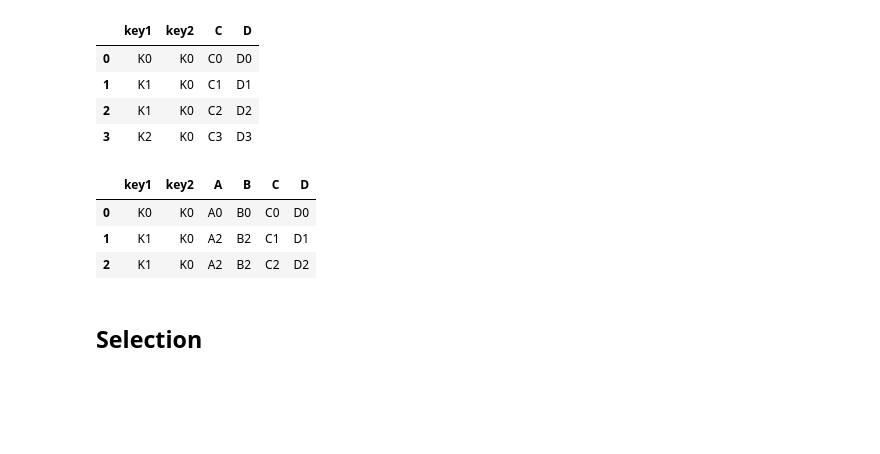
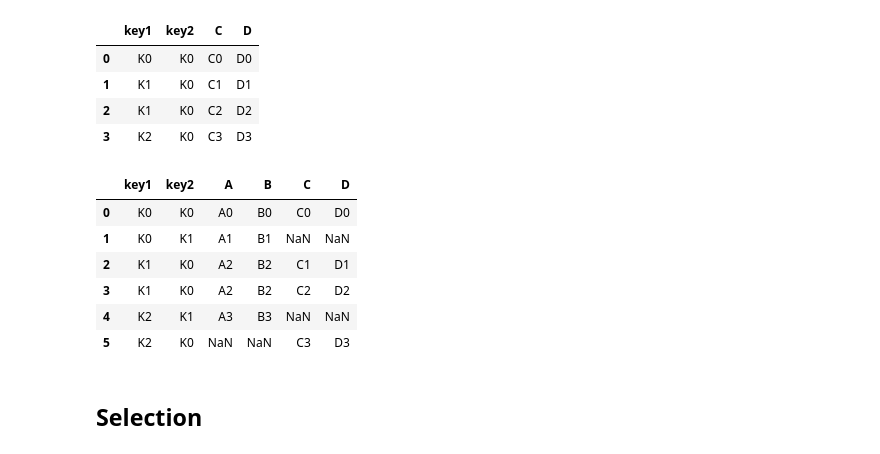
Before and after one commit to cornelliusyudhaw/JC-DS-JKT-08, a Jupyter notebook: latihan_pandas.ipynb, the cells around one changed output. Drawn from its saved outputs; the diff is of its cells as text; code cells hidden in the pictures; blank space fills up the shorter version.

```diff
--- a/latihan_pandas.ipynb
+++ b/latihan_pandas.ipynb
@@ -649,12 +673,15 @@ right
 | 2 | K1 | K0 | C2 | D2 |
 | 3 | K2 | K0 | C3 | D3 |
 # %%
-pd.merge(left, right,on =['key1', 'key2'])
+pd.merge(left, right,on =['key1', 'key2'], how = 'outer')
 # %% [output]
 |  | key1 | key2 | A | B | C | D |
 | 0 | K0 | K0 | A0 | B0 | C0 | D0 |
-| 1 | K1 | K0 | A2 | B2 | C1 | D1 |
-| 2 | K1 | K0 | A2 | B2 | C2 | D2 |
+| 1 | K0 | K1 | A1 | B1 | NaN | NaN |
+| 2 | K1 | K0 | A2 | B2 | C1 | D1 |
+| 3 | K1 | K0 | A2 | B2 | C2 | D2 |
+| 4 | K2 | K1 | A3 | B3 | NaN | NaN |
+| 5 | K2 | K0 | NaN | NaN | C3 | D3 |
 # %% [markdown]
 ## Selection
 # %%
```
Also changed, not shown: parts of 46 cells of this notebook, 1 other file.
